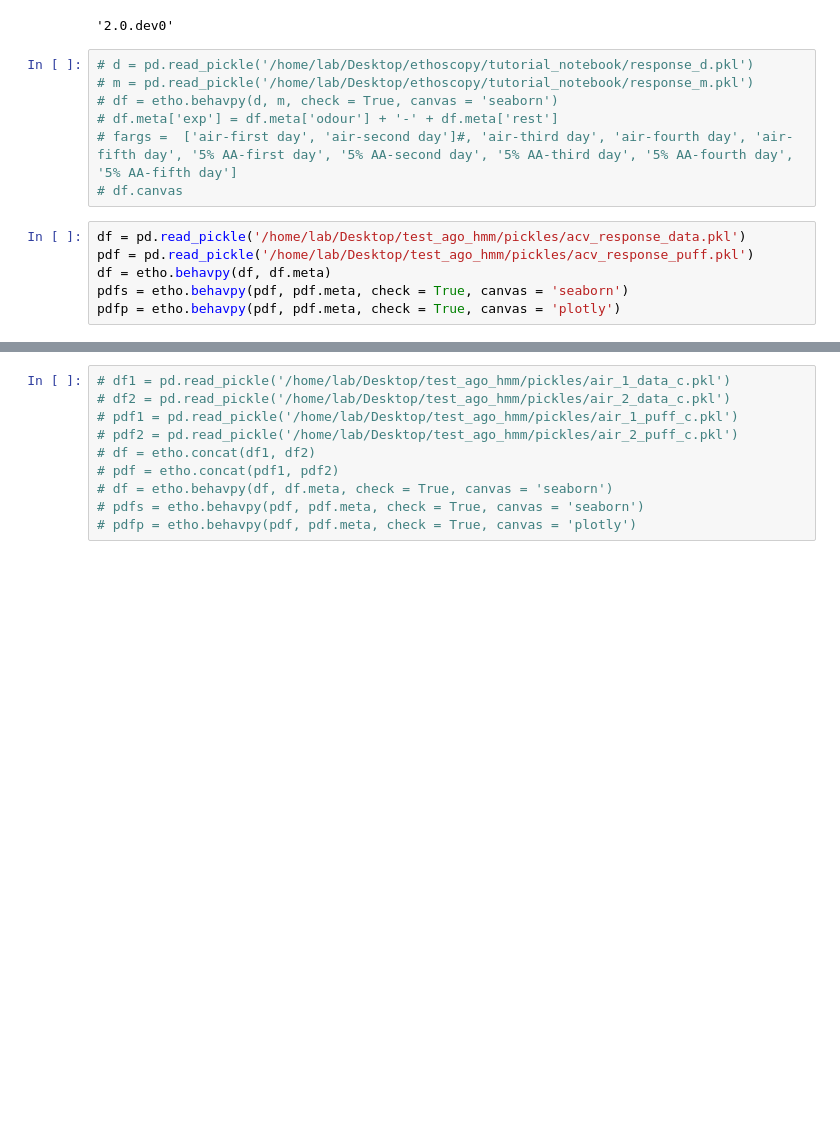
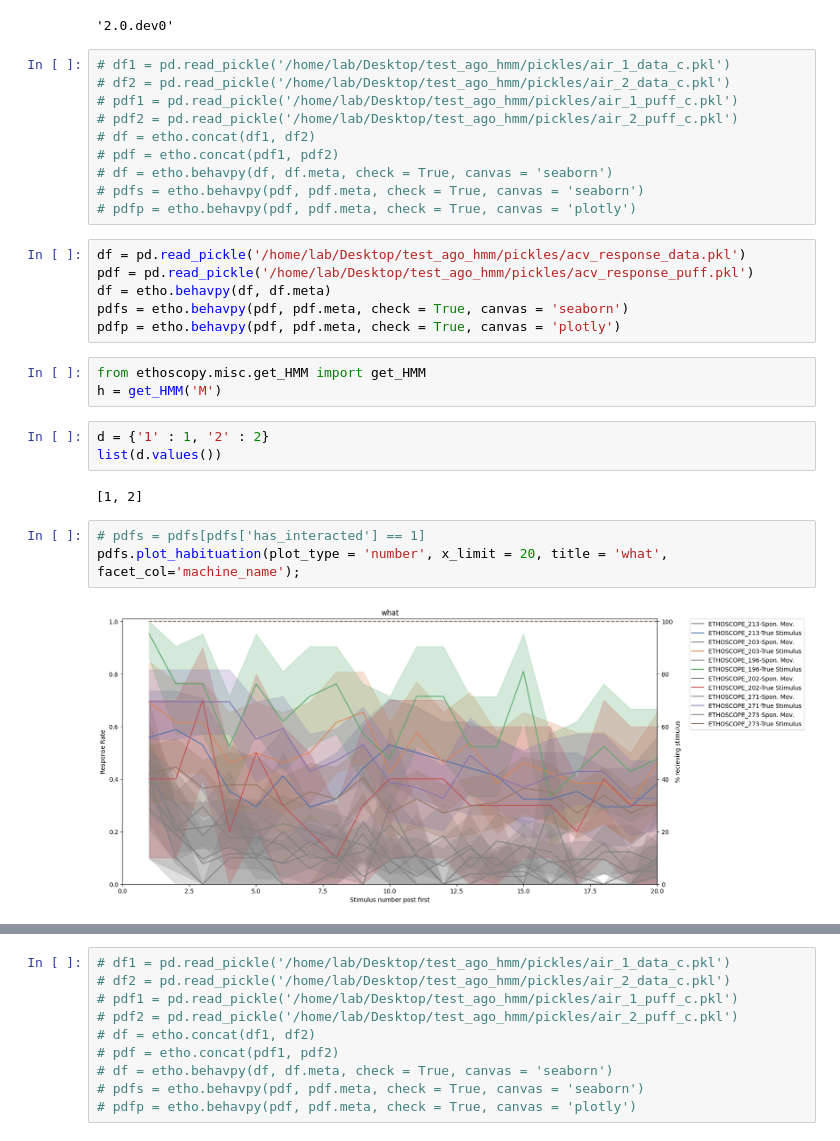
Before and after one commit to gilestrolab/ethoscopy, a Jupyter notebook: tutorial_notebook/test_response.ipynb, the cells around one changed output, grey strips where cells are left out. Drawn from its saved outputs; the diff is of its cells as text; blank space fills up the shorter version.

```diff
--- a/tutorial_notebook/test_response.ipynb
+++ b/tutorial_notebook/test_response.ipynb
@@ -15,15 +15,31 @@ etho.__version__
 # %% [output]
 '2.0.dev0'
 # %%
-# d = pd.read_pickle('/home/lab/Desktop/ethoscopy/tutorial_notebook/response_d.pkl')
-# m = pd.read_pickle('/home/lab/Desktop/ethoscopy/tutorial_notebook/response_m.pkl')
-# df = etho.behavpy(d, m, check = True, canvas = 'seaborn')
-# df.meta['exp'] = df.meta['odour'] + '-' + df.meta['rest']
-# fargs =  ['air-first day', 'air-second day']#, 'air-third day', 'air-fourth day', 'air-fifth day', '5% AA-first day', '5% AA-second day', '5% AA-third day', '5% AA-fourth day', '5% AA-fifth day']
-# df.canvas
+# df1 = pd.read_pickle('/home/lab/Desktop/test_ago_hmm/pickles/air_1_data_c.pkl')
+# df2 = pd.read_pickle('/home/lab/Desktop/test_ago_hmm/pickles/air_2_data_c.pkl')
+# pdf1 = pd.read_pickle('/home/lab/Desktop/test_ago_hmm/pickles/air_1_puff_c.pkl')
+# pdf2 = pd.read_pickle('/home/lab/Desktop/test_ago_hmm/pickles/air_2_puff_c.pkl')
+# df = etho.concat(df1, df2)
+# pdf = etho.concat(pdf1, pdf2)
+# df = etho.behavpy(df, df.meta, check = True, canvas = 'seaborn')
+# pdfs = etho.behavpy(pdf, pdf.meta, check = True, canvas = 'seaborn')
+# pdfp = etho.behavpy(pdf, pdf.meta, check = True, canvas = 'plotly')
 # %%
 df = pd.read_pickle('/home/lab/Desktop/test_ago_hmm/pickles/acv_response_data.pkl')
 pdf = pd.read_pickle('/home/lab/Desktop/test_ago_hmm/pickles/acv_response_puff.pkl')
 df = etho.behavpy(df, df.meta)
 pdfs = etho.behavpy(pdf, pdf.meta, check = True, canvas = 'seaborn')
 pdfp = etho.behavpy(pdf, pdf.meta, check = True, canvas = 'plotly')
+# %%
+from ethoscopy.misc.get_HMM import get_HMM
+h = get_HMM('M')
+# %%
+d = {'1' : 1, '2' : 2}
+list(d.values())
+# %% [output]
+[1, 2]
+# %%
+# pdfs = pdfs[pdfs['has_interacted'] == 1]
+pdfs.plot_habituation(plot_type = 'number', x_limit = 20, title = 'what', facet_col='machine_name');
+# %% [output]
+[figure, added]
```
Also changed, not shown: parts of 17 cells of this notebook, 7 other files.
